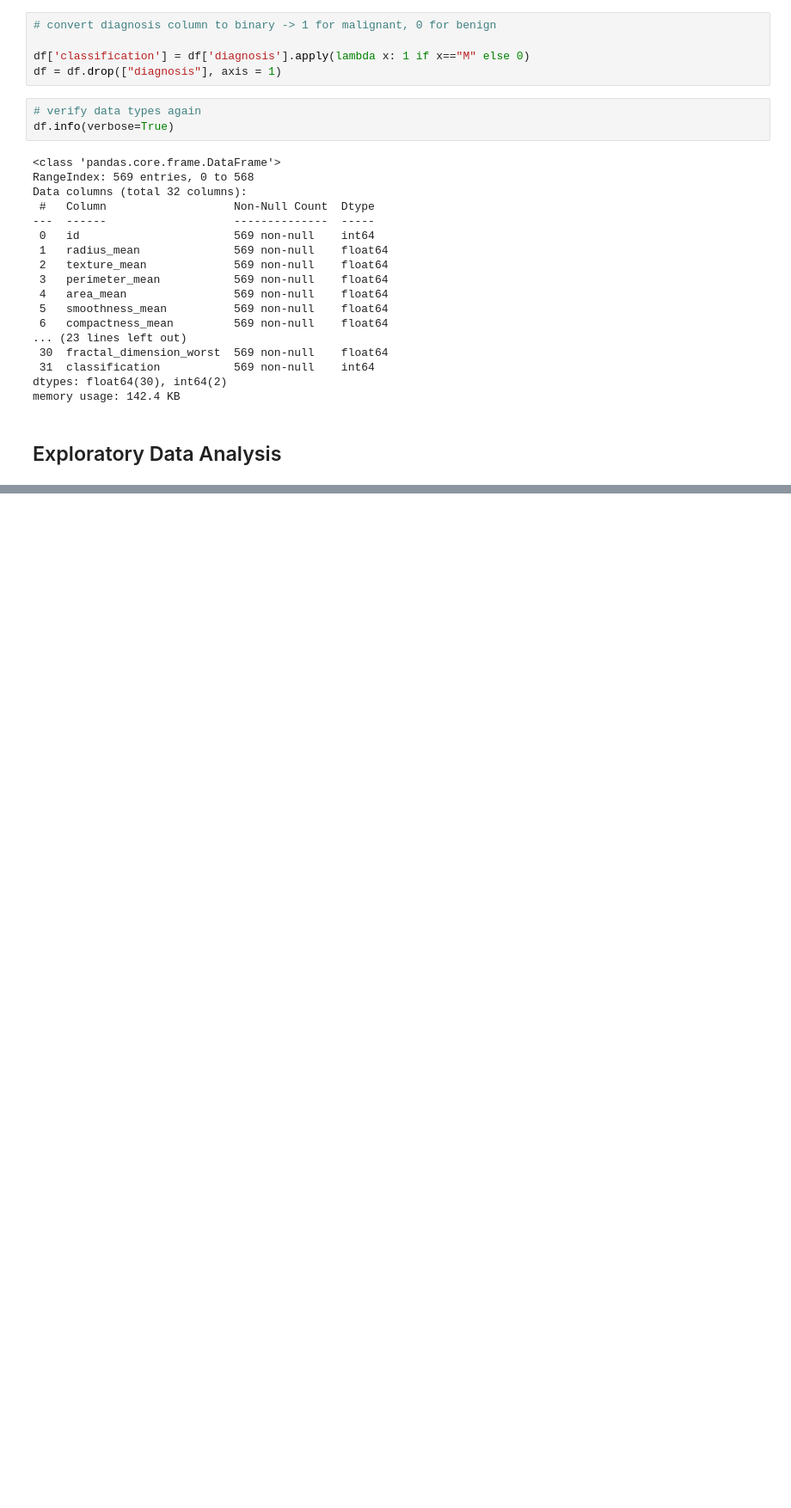
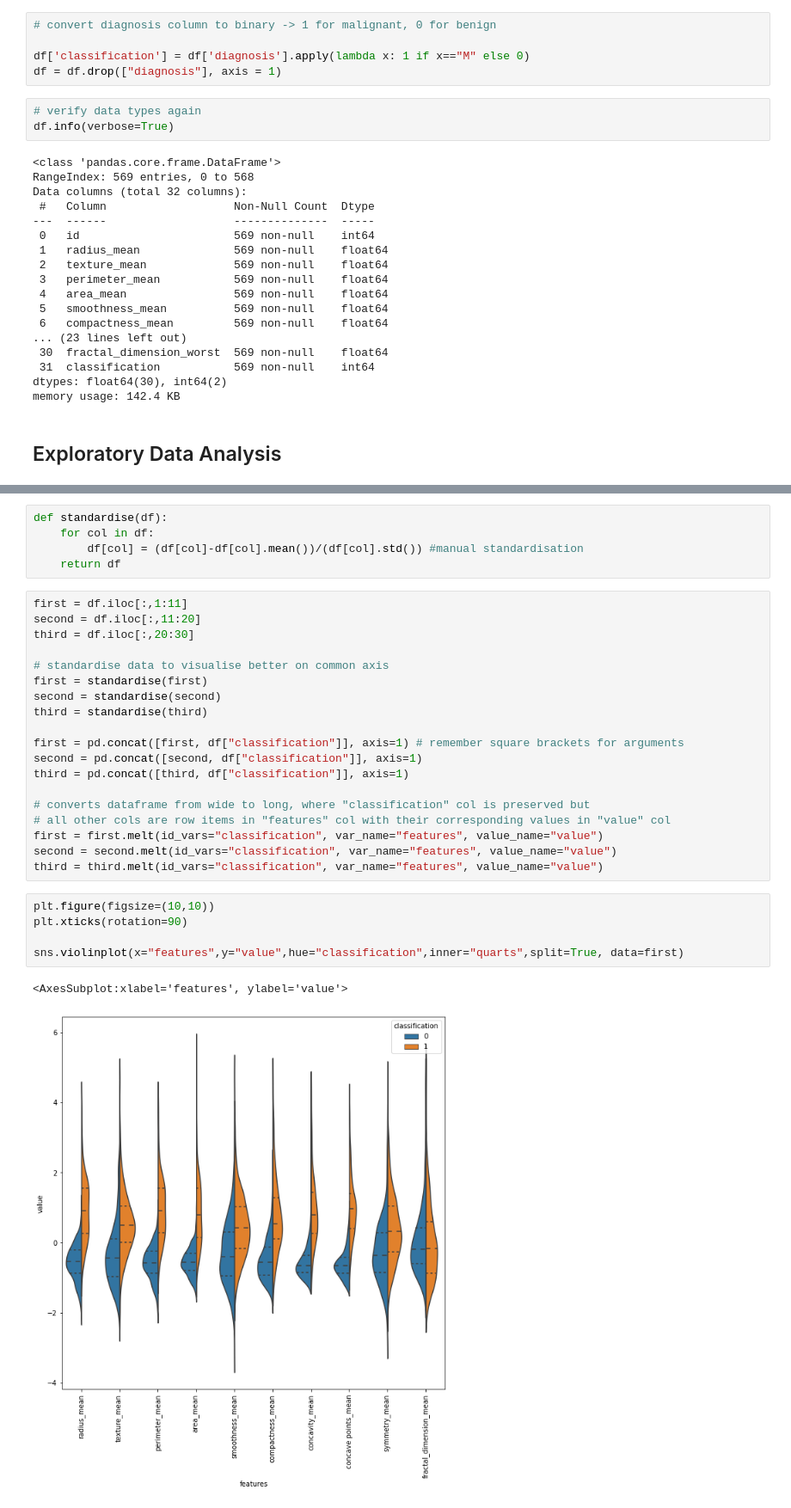
Before and after one commit to malthusohtj/breast_cancer_prediction, a Jupyter notebook: breast_cancer_pred.ipynb, the cells around one changed output, grey strips where cells are left out. Shown at 86% size. Cells and saved outputs as stored; diff of their text form; blank space fills up the shorter version.

Commit message:
completed violin plot, box plot, corr heatmap

```diff
--- a/breast_cancer_pred.ipynb
+++ b/breast_cancer_pred.ipynb
@@ -128,0 +144,32 @@ I want to do a surface-level analysis on whether there is a discernable differen
+# %%
+def standardise(df):
+    for col in df:
+        df[col] = (df[col]-df[col].mean())/(df[col].std()) #manual standardisation
+    return df
+# %%
+first = df.iloc[:,1:11]
+second = df.iloc[:,11:20]
+third = df.iloc[:,20:30]
+
+# standardise data to visualise better on common axis
+first = standardise(first)
+second = standardise(second)
+third = standardise(third)
+
+first = pd.concat([first, df["classification"]], axis=1) # remember square brackets for arguments
+second = pd.concat([second, df["classification"]], axis=1)
+third = pd.concat([third, df["classification"]], axis=1)
+
+# converts dataframe from wide to long, where "classification" col is preserved but
+# all other cols are row items in "features" col with their corresponding values in "value" col
+first = first.melt(id_vars="classification", var_name="features", value_name="value")
+second = second.melt(id_vars="classification", var_name="features", value_name="value")
+third = third.melt(id_vars="classification", var_name="features", value_name="value")
+# %%
+plt.figure(figsize=(10,10))
+plt.xticks(rotation=90)
+
+sns.violinplot(x="features",y="value",hue="classification",inner="quarts",split=True, data=first)
+# %% [output]
+<AxesSubplot:xlabel='features', ylabel='value'>
+[figure, added]
```
Also changed, not shown: parts of 21 cells of this notebook.
